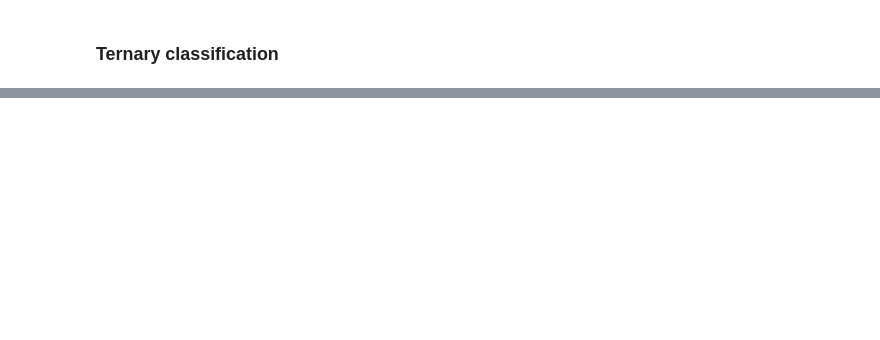
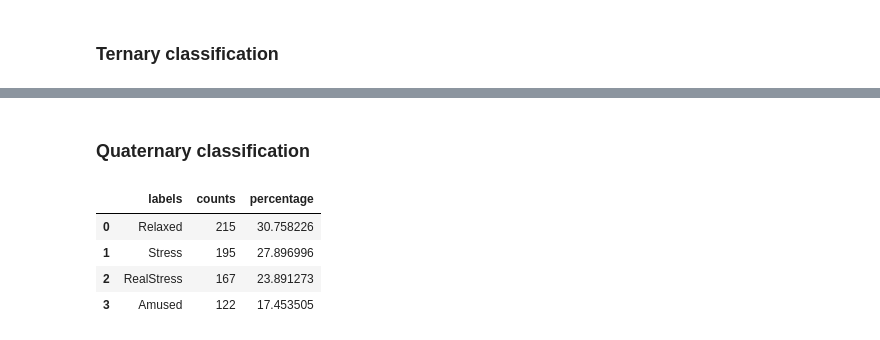
Before and after one commit to sergiodl-ubi/stressID, a Jupyter notebook: Classification/classification_physio.ipynb, the cells around one changed output, grey strips where cells are left out. Cells and saved outputs as stored; diff of their text form; code cells hidden in the pictures; blank space fills up the shorter version.

Commit message:
Adding quaternary labels and classification results

```diff
--- a/Classification/classification_physio.ipynb
+++ b/Classification/classification_physio.ipynb
@@ -132,13 +166,13 @@ x = X.loc[idx]
 # %%
 params = {
     "state_int": 21,
-    "feature_selector": 'L1',  ###  None, 'L1', 'PCA', or 'RFE' (ordered by speed)
+    "feature_selector": 'RFE',  ###  None, 'L1', 'PCA', or 'RFE' (ordered by speed)
     "test_size": 0.2,  # Paper value: 0.2
     "n_splits": 10,  # Paper value: 10
-    "save_results": False,
+    "save_results": True,
     "show_averages": True,
-    "show_confusion_matrices": False,
-    "save_models": True,
+    "show_confusion_matrices": True,
+    "save_models": False,
 }
 
 list_classif = [RandomForestClassifier(max_depth=5, random_state=params['state_int']),
@@ -188,3 +273,16 @@ if params["save_models"]:
 # %%
 print('Standard Deviations over 10 splits:')
 res.groupby(['classifier']).std()[['f1-score', 'accuracy', 'time']]
+# %% [markdown]
+### Quaternary classification
+# %%
+params["classification"] = "quaternary"
+params["classes"] = QAD_LABELS
+y = labels["affect4-class"]
+show_label_stats(params["classes"], y)
+# %% [output]
+|  | labels | counts | percentage |
+| 0 | Relaxed | 215 | 30.758226 |
+| 1 | Stress | 195 | 27.896996 |
+| 2 | RealStress | 167 | 23.891273 |
+| 3 | Amused | 122 | 17.453505 |
```
Also changed, not shown: parts of 7 cells of this notebook, 8 other files.
